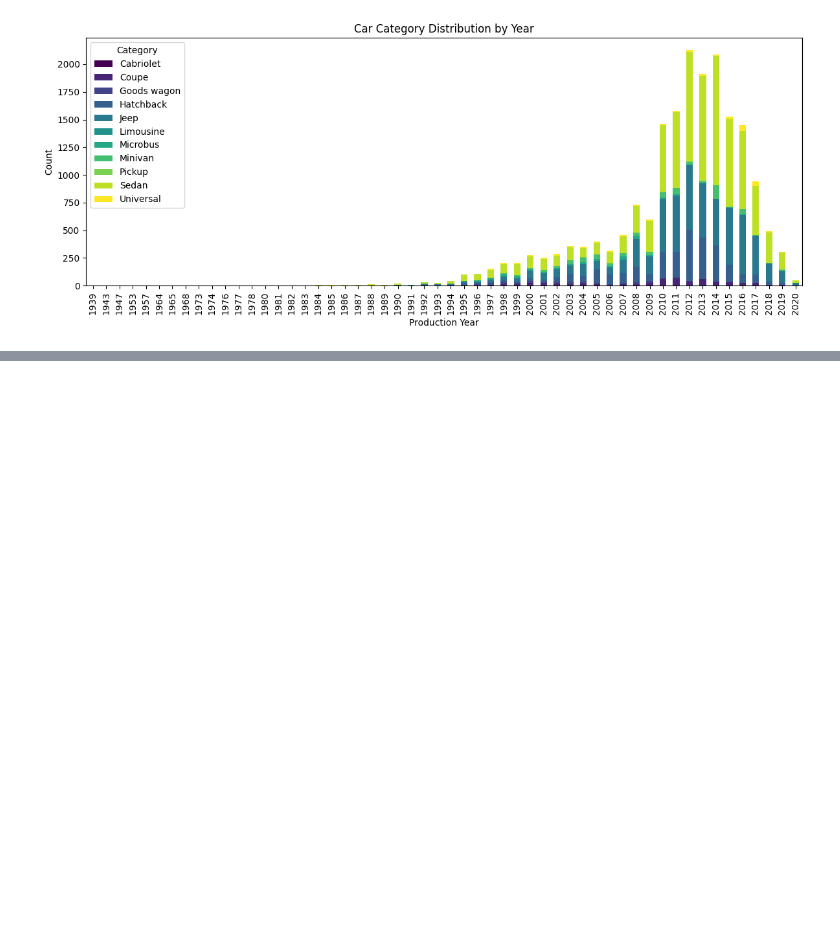
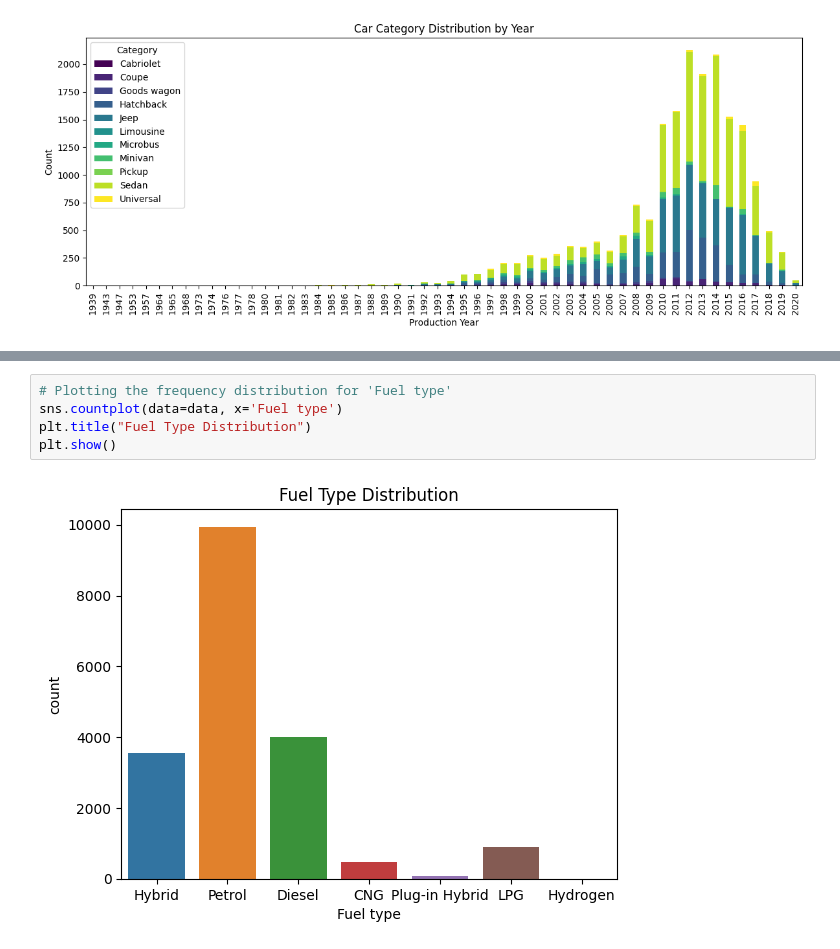
Before and after one commit to KWKWR/exercice, a Jupyter notebook: car-price-prediction.ipynb, the cells around one changed output, grey strips where cells are left out. Drawn from its saved outputs; the diff is of its cells as text; blank space fills up the shorter version.

```diff
--- a/car-price-prediction.ipynb
+++ b/car-price-prediction.ipynb
@@ -823,0 +893,7 @@ plt.show()
+# %%
+# Plotting the frequency distribution for 'Fuel type'
+sns.countplot(data=data, x='Fuel type')
+plt.title("Fuel Type Distribution")
+plt.show()
+# %% [output]
+[figure, added]
```
Also changed, not shown: parts of 16 cells of this notebook.
